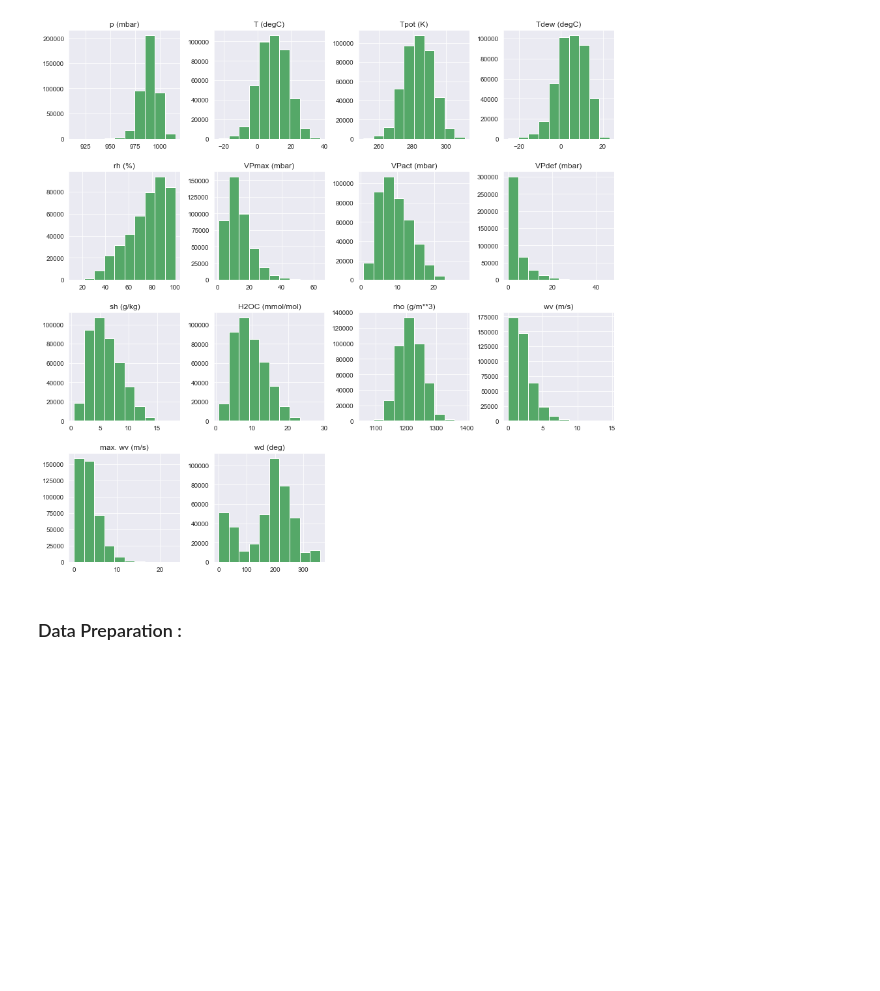
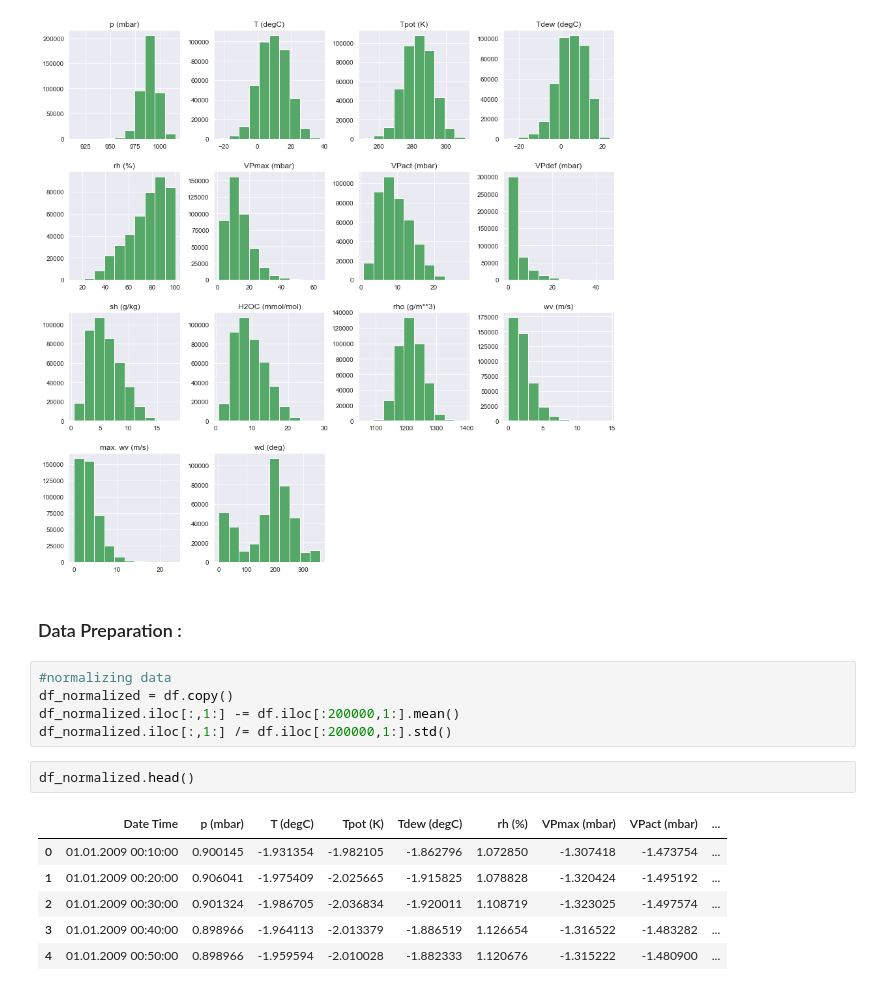
Before and after one commit to KareemElozeiri/Temperature-Forecasting, a Jupyter notebook: temp-forecating.ipynb, the cells around one changed output. Cells and saved outputs as stored; diff of their text form; blank space fills up the shorter version.

Commit message:
Normalized data on a small scale

```diff
--- a/temp-forecating.ipynb
+++ b/temp-forecating.ipynb
@@ -88,3 +88,17 @@ df.hist(figsize=(15,15), color=sns.color_palette("deep")[2]);
 [figure]
 # %% [markdown]
 ### Data Preparation :
+# %%
+#normalizing data
+df_normalized = df.copy()
+df_normalized.iloc[:,1:] -= df.iloc[:200000,1:].mean()
+df_normalized.iloc[:,1:] /= df.iloc[:200000,1:].std()
+# %%
+df_normalized.head()
+# %% [output]
+|  | Date Time | p (mbar) | T (degC) | Tpot (K) | Tdew (degC) | rh (%) | VPmax (mbar) | VPact (mbar) | ... |
+| 0 | 01.01.2009 00:10:00 | 0.900145 | -1.931354 | -1.982105 | -1.862796 | 1.072850 | -1.307418 | -1.473754 | ... |
+| 1 | 01.01.2009 00:20:00 | 0.906041 | -1.975409 | -2.025665 | -1.915825 | 1.078828 | -1.320424 | -1.495192 | ... |
+| 2 | 01.01.2009 00:30:00 | 0.901324 | -1.986705 | -2.036834 | -1.920011 | 1.108719 | -1.323025 | -1.497574 | ... |
+| 3 | 01.01.2009 00:40:00 | 0.898966 | -1.964113 | -2.013379 | -1.886519 | 1.126654 | -1.316522 | -1.483282 | ... |
+| 4 | 01.01.2009 00:50:00 | 0.898966 | -1.959594 | -2.010028 | -1.882333 | 1.120676 | -1.315222 | -1.480900 | ... |
```
Also changed, not shown: parts of 1 cell of this notebook.
